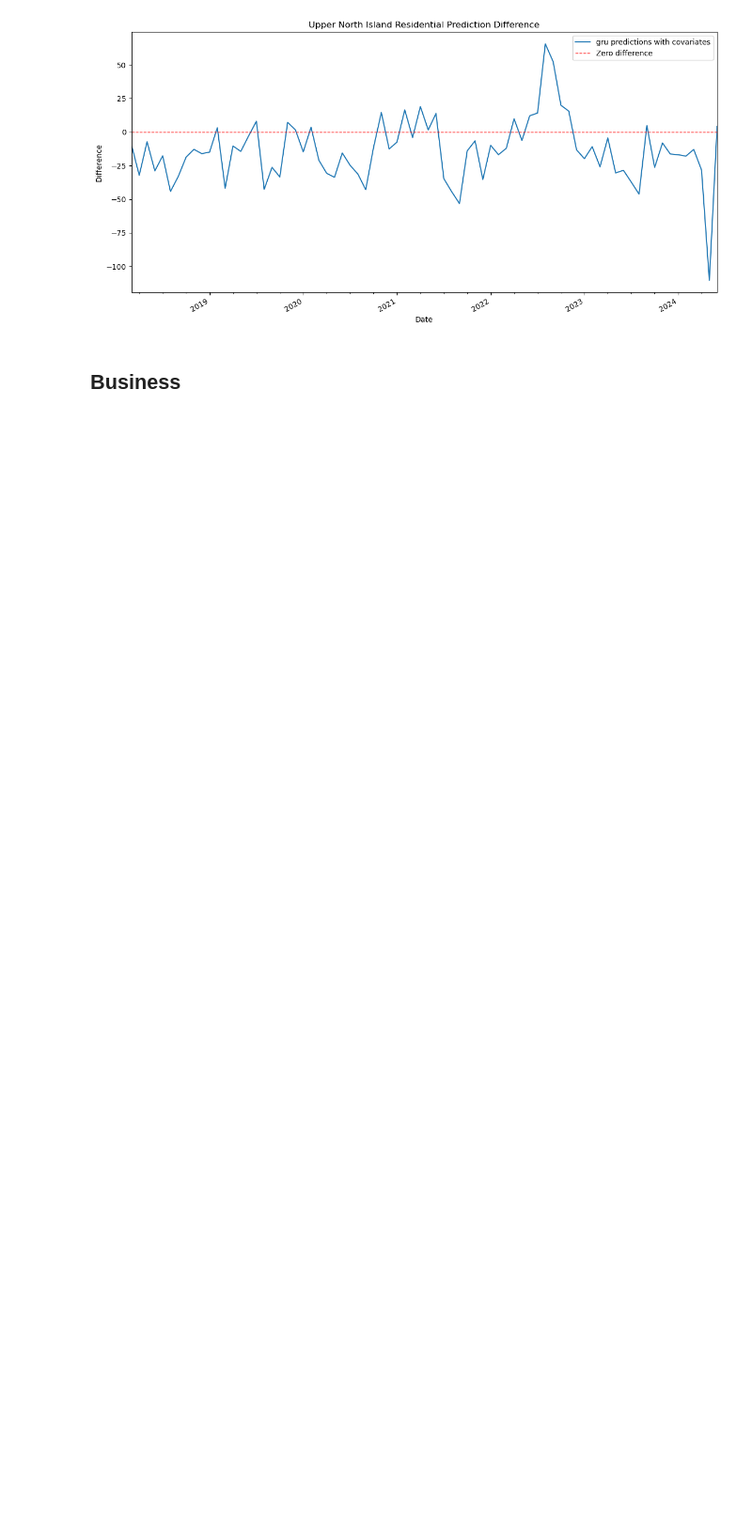
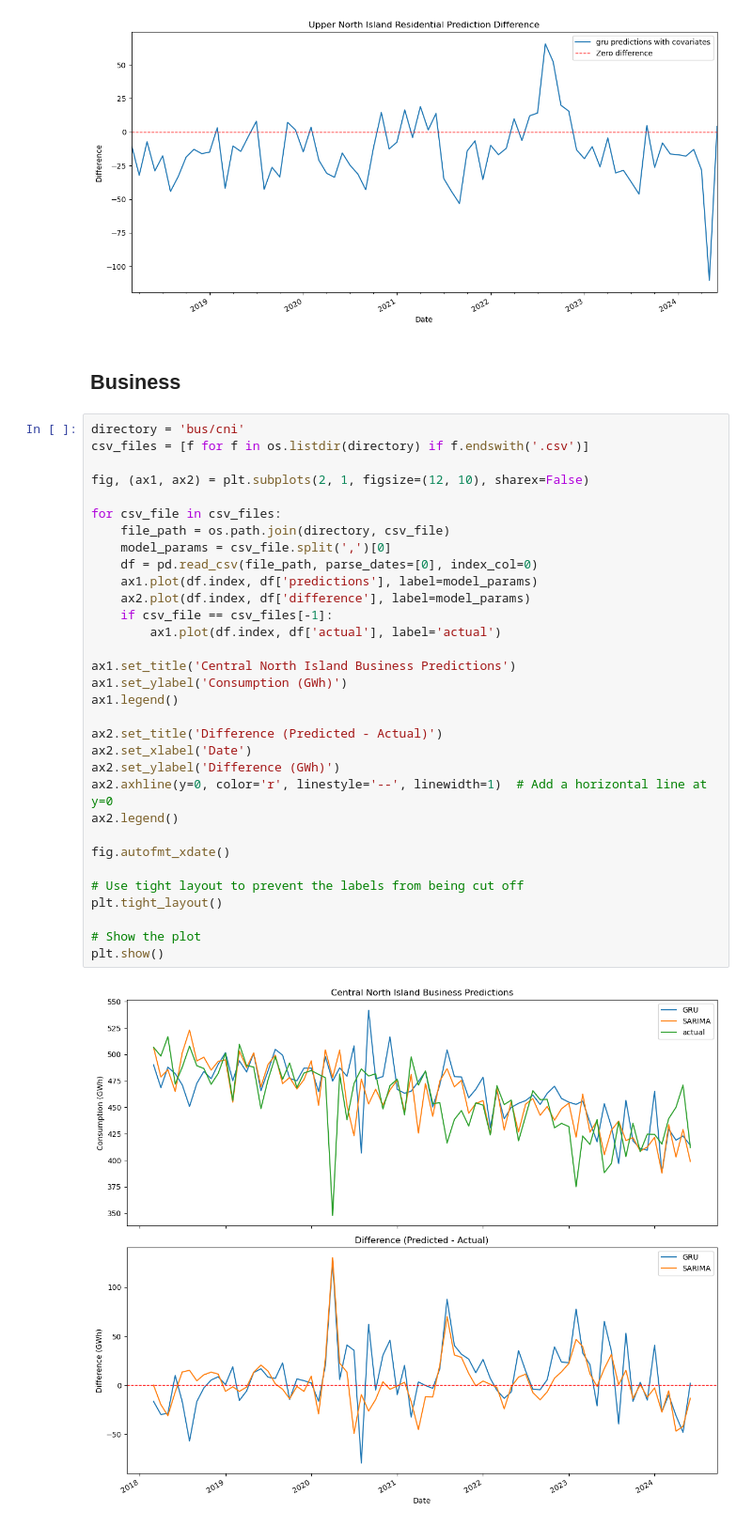
Before and after one commit to TheVeryCoolJackson/COMPSCI760-Electricity-Timeseries, a Jupyter notebook: plotting/plotting.ipynb, the cells around one changed output. Shown at 94% size. Cells and saved outputs as stored; diff of their text form; blank space fills up the shorter version.

Commit message:
update csv column names and make predictions for cni bus

```diff
--- a/plotting/plotting.ipynb
+++ b/plotting/plotting.ipynb
@@ -39,3 +40,37 @@ plt.show()
 [figure]
 # %% [markdown]
 ## Business
+# %%
+directory = 'bus/cni'
+csv_files = [f for f in os.listdir(directory) if f.endswith('.csv')]
+
+fig, (ax1, ax2) = plt.subplots(2, 1, figsize=(12, 10), sharex=False)
+
+for csv_file in csv_files:
+    file_path = os.path.join(directory, csv_file)
+    model_params = csv_file.split(',')[0]
+    df = pd.read_csv(file_path, parse_dates=[0], index_col=0)
+    ax1.plot(df.index, df['predictions'], label=model_params)
+    ax2.plot(df.index, df['difference'], label=model_params)
+    if csv_file == csv_files[-1]:
+        ax1.plot(df.index, df['actual'], label='actual')
+
+ax1.set_title('Central North Island Business Predictions')
+ax1.set_ylabel('Consumption (GWh)')
+ax1.legend()
+
+ax2.set_title('Difference (Predicted - Actual)')
+ax2.set_xlabel('Date')
+ax2.set_ylabel('Difference (GWh)')
+ax2.axhline(y=0, color='r', linestyle='--', linewidth=1)  # Add a horizontal line at y=0
+ax2.legend()
+
+fig.autofmt_xdate()
+
+# Use tight layout to prevent the labels from being cut off
+plt.tight_layout()
+
+# Show the plot
+plt.show()
+# %% [output]
+[figure, added]
```
Also changed, not shown: parts of 1 cell of this notebook, 8 other files.
